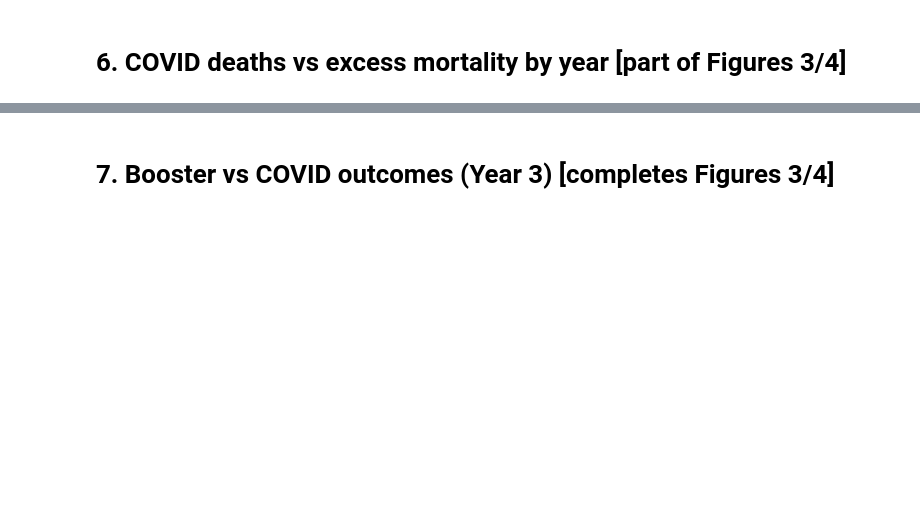
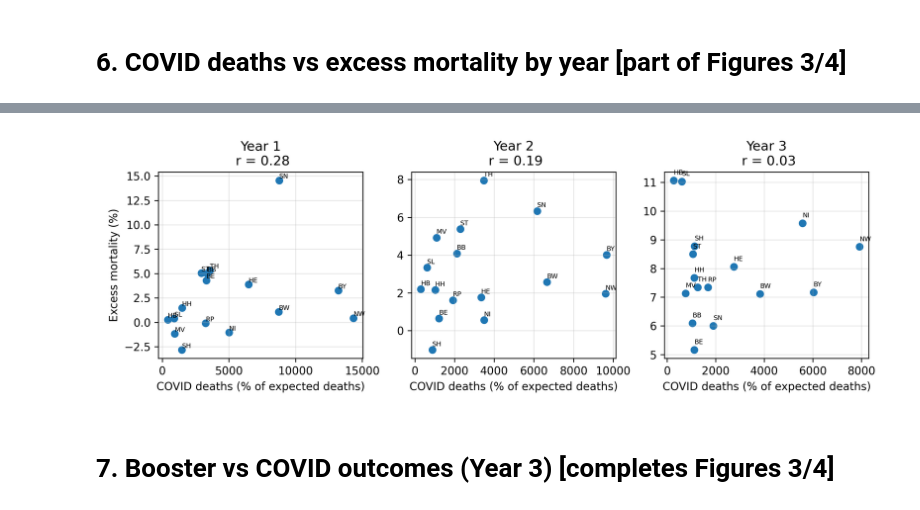
Before and after one commit to slashennui/german_signal, a Jupyter notebook: notebooks/signal.ipynb, the cells around one changed output, grey strips where cells are left out. Cells and saved outputs as stored; diff of their text form; code cells hidden in the pictures; blank space fills up the shorter version.

```diff
--- a/notebooks/signal.ipynb
+++ b/notebooks/signal.ipynb
@@ -299,5 +328,5 @@ plt.savefig(FIG_DIR / "covid_deaths_vs_em_by_year.png")
 plt.close()
 
 from IPython.display import Image
-Image(url="https://raw.githubusercontent.com/slashennui/german_signal/main/notebooks/figures/covid_deaths_vs_em_by_year.png")
+Image(filename=str(FIG_DIR / "covid_deaths_vs_em_by_year.png"))
 # %% [output]
@@ -305,3 +333,4 @@ Image(url="https://raw.githubusercontent.com/slashennui/german_signal/main/noteb
+[figure, added]
 # %% [markdown]
 # 7. Booster vs COVID outcomes (Year 3)  [completes Figures 3/4]
 # %%
```
Also changed, not shown: parts of 12 cells of this notebook, 2 other files.
